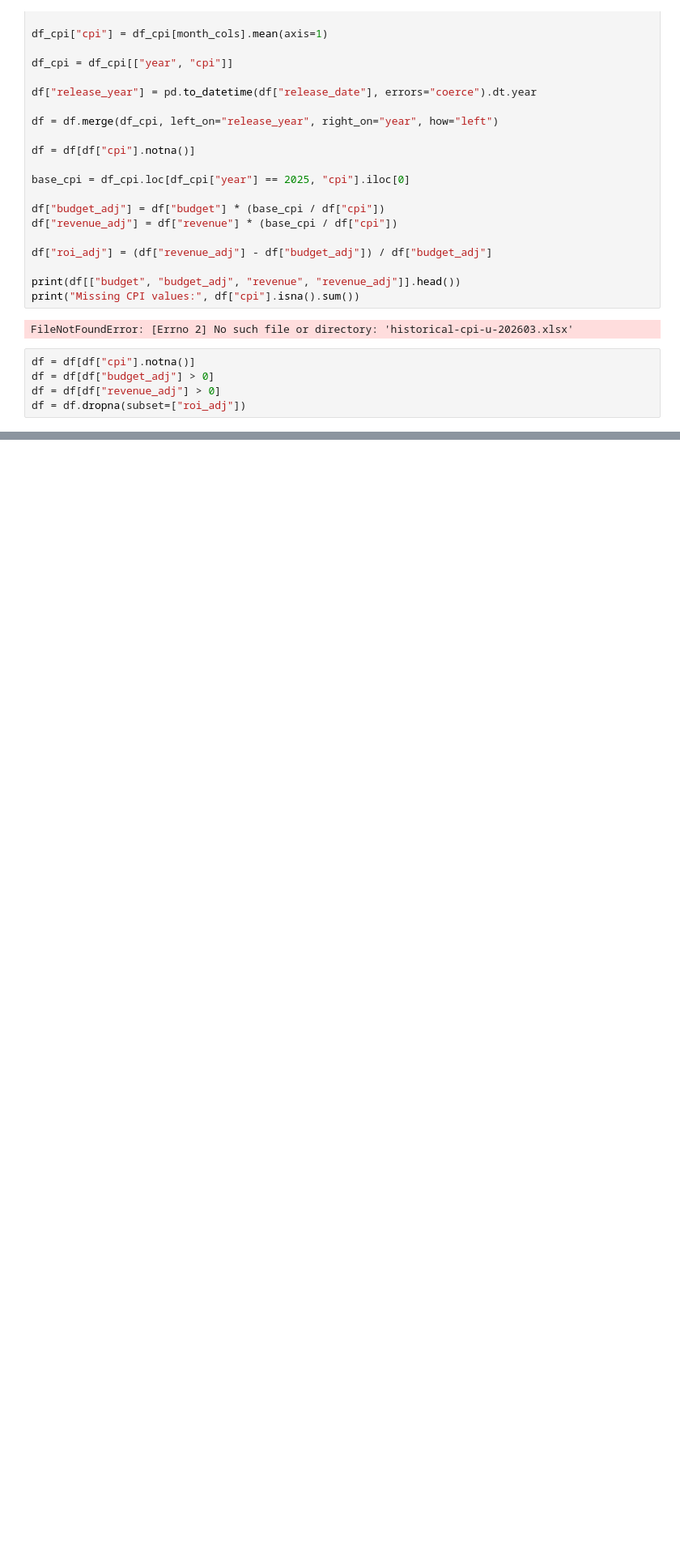
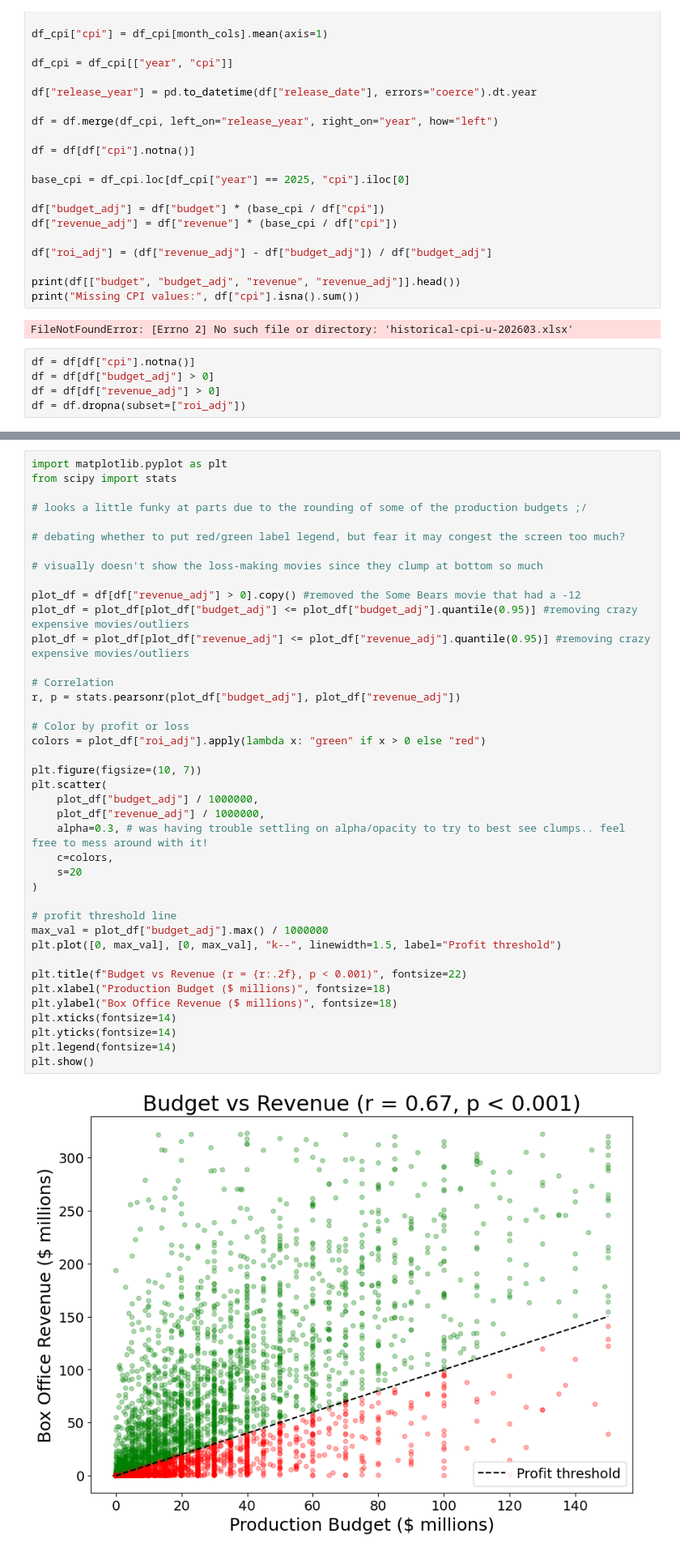
Before and after one commit to shuseiyokoi/DSCI549, a Jupyter notebook: src/DSCI_549_Group_Project.ipynb, the cells around one changed output, grey strips where cells are left out. Shown at 81% size. Drawn from its saved outputs; the diff is of its cells as text; blank space fills up the shorter version.

```diff
--- a/src/DSCI_549_Group_Project.ipynb
+++ b/src/DSCI_549_Group_Project.ipynb
@@ -228,0 +307,42 @@ df = df.dropna(subset=["roi_adj"])
+# %%
+import matplotlib.pyplot as plt
+from scipy import stats
+
+# looks a little funky at parts due to the rounding of some of the production budgets ;/
+
+# debating whether to put red/green label legend, but fear it may congest the screen too much?
+
+# visually doesn't show the loss-making movies since they clump at bottom so much
+
+plot_df = df[df["revenue_adj"] > 0].copy() #removed the Some Bears movie that had a -12
+plot_df = plot_df[plot_df["budget_adj"] <= plot_df["budget_adj"].quantile(0.95)] #removing crazy expensive movies/outliers
+plot_df = plot_df[plot_df["revenue_adj"] <= plot_df["revenue_adj"].quantile(0.95)] #removing crazy expensive movies/outliers
+
+# Correlation
+r, p = stats.pearsonr(plot_df["budget_adj"], plot_df["revenue_adj"])
+
+# Color by profit or loss
+colors = plot_df["roi_adj"].apply(lambda x: "green" if x > 0 else "red")
+
+plt.figure(figsize=(10, 7))
+plt.scatter(
+    plot_df["budget_adj"] / 1000000,
+    plot_df["revenue_adj"] / 1000000,
+    alpha=0.3, # was having trouble settling on alpha/opacity to try to best see clumps.. feel free to mess around with it!
+    c=colors,
+    s=20
+)
+
+# profit threshold line
+max_val = plot_df["budget_adj"].max() / 1000000
+plt.plot([0, max_val], [0, max_val], "k--", linewidth=1.5, label="Profit threshold")
+
+plt.title(f"Budget vs Revenue (r = {r:.2f}, p < 0.001)", fontsize=22)
+plt.xlabel("Production Budget ($ millions)", fontsize=18)
+plt.ylabel("Box Office Revenue ($ millions)", fontsize=18)
+plt.xticks(fontsize=14)
+plt.yticks(fontsize=14)
+plt.legend(fontsize=14)
+plt.show()
+# %% [output]
+[figure, added]
```
Also changed, not shown: parts of 8 cells of this notebook.
